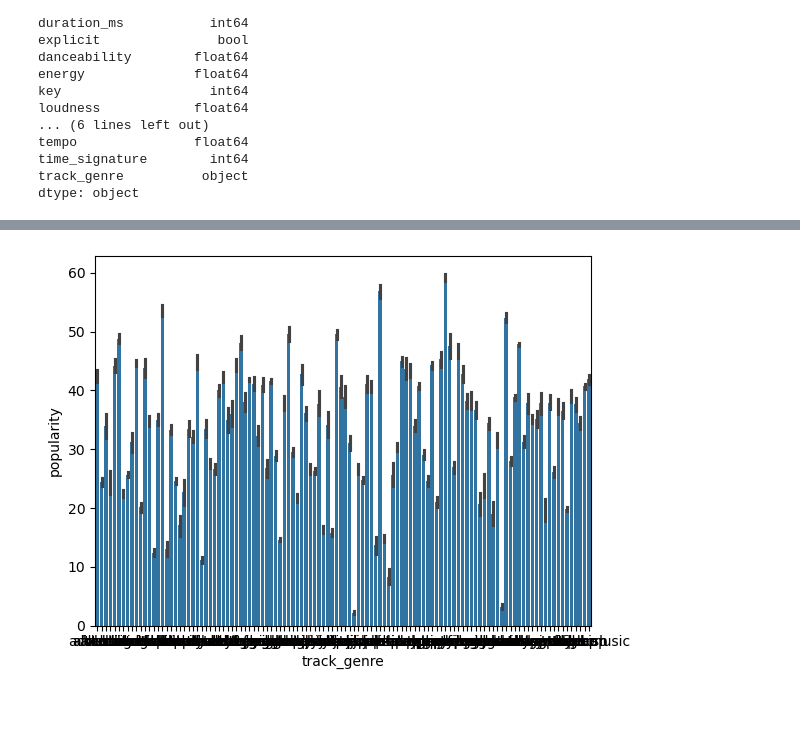
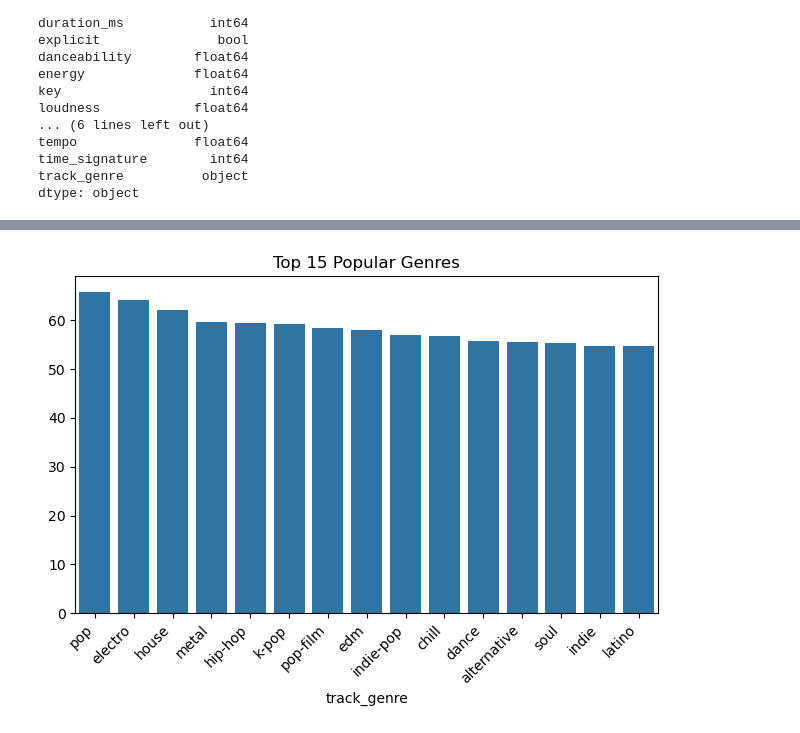
Before and after one commit to aishamar/pic16b_finalproject, a Jupyter notebook: exploratory_analysis.ipynb, the cells around one changed output, grey strips where cells are left out. Cells and saved outputs as stored; diff of their text form; code cells hidden in the pictures; blank space fills up the shorter version.

```diff
--- a/exploratory_analysis.ipynb
+++ b/exploratory_analysis.ipynb
@@ -31,7 +69,10 @@ df[df["album_name"].isna()]
 | 65900 | 65900 | 1kR4gIb7nGxHPI3D2ifs59 | NaN | NaN | NaN | 0 | 0 | False | ... |
 1 rows × 21 columns
 # %%
-df = df.dropna()
+# drop nan values
+df_read = df_read.dropna()
 # %%
-df = df.drop_duplicates()
+# check to see if any rows are duplicates and drop them
+#print(df_read.drop_duplicates().any())
+df_read = df_read.drop_duplicates()
 # %%
@@ -75,2 +99,3 @@ Index(['Unnamed: 0', 'track_id', 'artists', 'album_name', 'track_name',
 # %%
-df[df["artists"].str.contains(";")]["artists"].unique()[:20]
+# drop the unnamed column
+df = df_read.drop(columns=['Unnamed: 0'])
@@ -123,3 +154,4 @@ df.describe()
 # %%
-df = df.drop(columns=["Unnamed: 0"])
+# drop temp columns that are 0
+df = df[df["tempo"] != 0]
 # %%
@@ -151,10 +373,12 @@ Index(['Unnamed: 0', 'track_id', 'artists', 'album_name', 'track_name',
       dtype='object')
 # %%
-
-
-sns.barplot(df, x = "track_genre", y="popularity")
-
+# bar plot of the first 15 most popular genres
+plt.title("Top 15 Popular Genres")
+genre_pop = df.groupby("track_genre")["popularity"].mean().sort_values(ascending=False).head(15)
+sns.barplot(x=genre_pop.index, y=genre_pop.values)
+plt.xticks(rotation=45, ha="right")
+plt.tight_layout()
 plt.show()
 # %% [output]
-[figure, old version]
+[figure, new version]
 # %%
```
Also changed, not shown: parts of 49 cells of this notebook, 1 other file.
